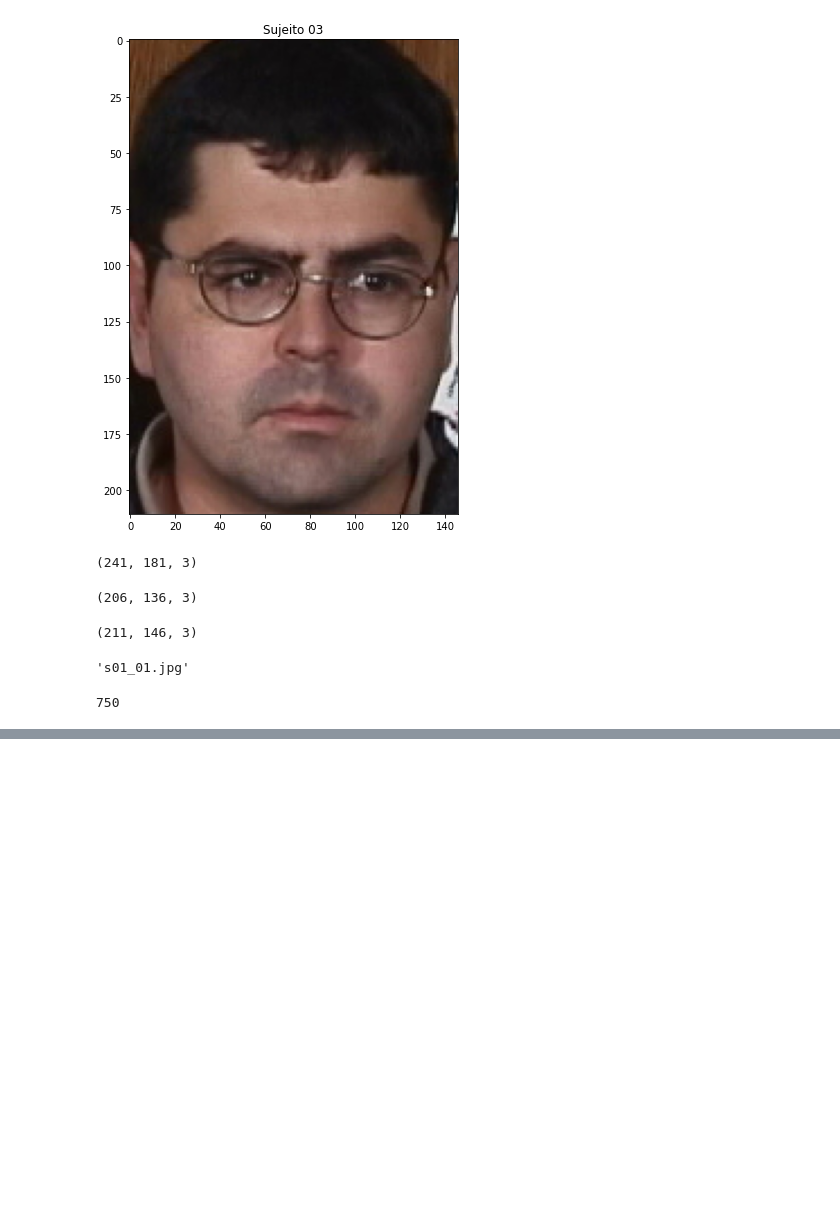
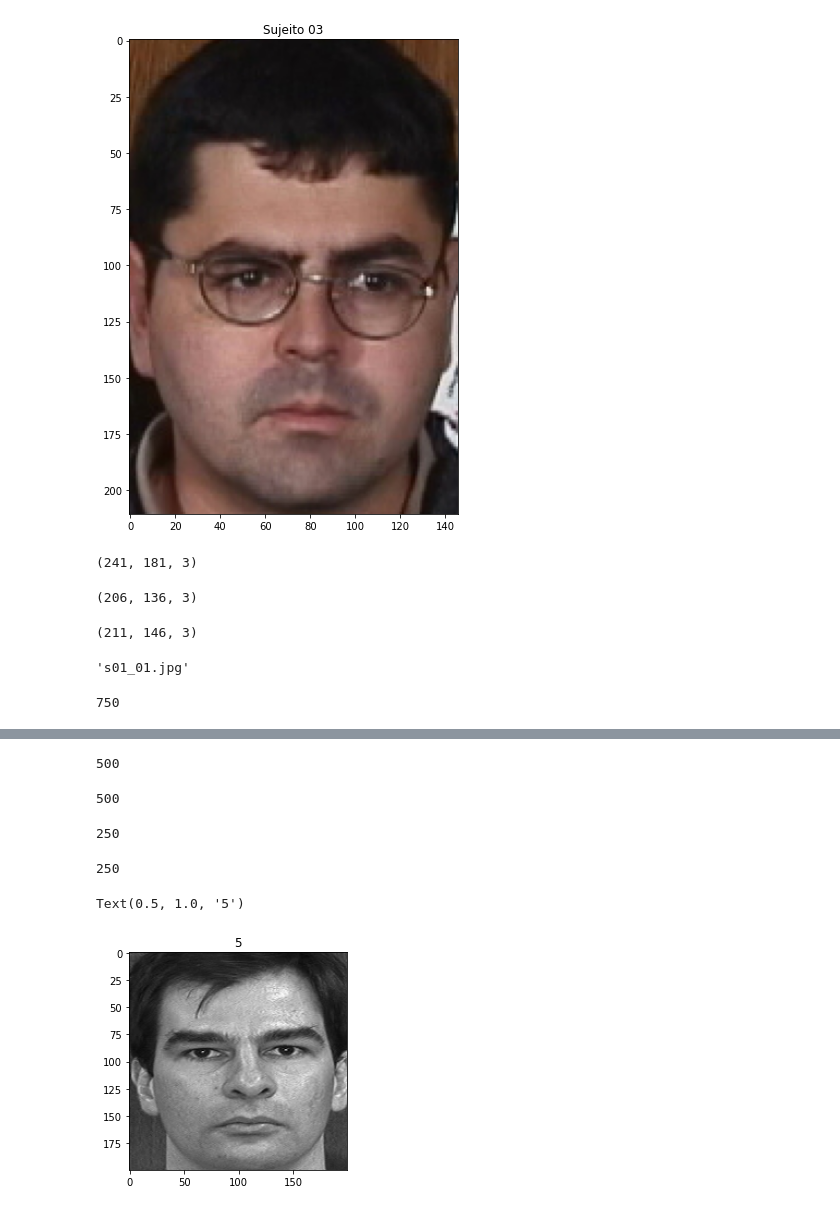
Before and after one commit to maanoel/conda-commands, a Jupyter notebook: Sixth.ipynb, the cells around one changed output, grey strips where cells are left out. Cells and saved outputs as stored; diff of their text form; code cells hidden in the pictures; blank space fills up the shorter version.

Commit message:
visão computacional separando sujeitos

```diff
--- a/Sixth.ipynb
+++ b/Sixth.ipynb
@@ -82,0 +81,8 @@ FileNotFoundError: [Errno 2] No such file or directory: 'cropped_facess01_01.jpg
+# %%
+def padronizar_imagem(imagem_caminho):
+    imagem  = cv2.imread(imagem_caminho, cv2.IMREAD_GRAYSCALE)
+    imagem  = cv2.resize(imagem, (200,200), interpolation=cv2.INTER_LANCZOS4)
+    return imagem
+# %%
+list_faces_treino = [f for f in listdir(faces_path_treino) if isfile(join(faces_path_treino, f))]
+list_faces_teste = [f for f in listdir(faces_path_teste) if isfile(join(faces_path_teste, f))]
@@ -82,0 +97,17 @@ FileNotFoundError: [Errno 2] No such file or directory: 'cropped_facess01_01.jpg
+# %%
+dados_treinamento, sujeitos, dados_treinamento_teste, sujeitos_teste = [], [], [], []
+# %%
+for i, arq in enumerate(list_faces_treino):
+    imagem_path = faces_path_treino + arq
+    imagem = padronizar_imagem(imagem_path)
+    dados_treinamento.append(imagem)
+    sujeito = arq[1:3]
+    sujeitos.append(int(sujeito))
+# %%
+len(dados_treinamento)
+# %% [output]
+500
+# %%
+len(sujeitos)
+# %% [output]
+500
@@ -82,0 +123,14 @@ FileNotFoundError: [Errno 2] No such file or directory: 'cropped_facess01_01.jpg
+# %%
+len(sujeito_teste)
+# %% [output]
+250
+# %%
+len(dados_treinamento_teste)
+# %% [output]
+250
+# %%
+plt.imshow(dados_treinamento[0], cmap="gray")
+plt.title(sujeitos[0])
+# %% [output]
+Text(0.5, 1.0, '5')
+[figure, added]
```
Also changed, not shown: parts of 6 cells of this notebook.
